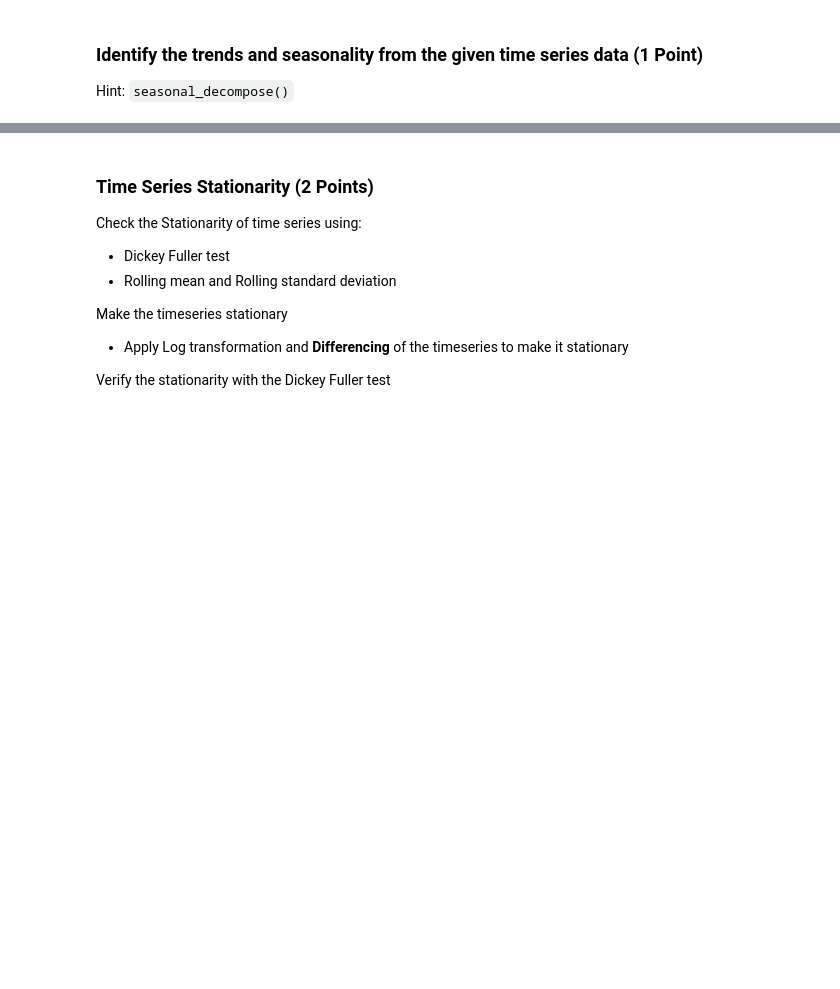
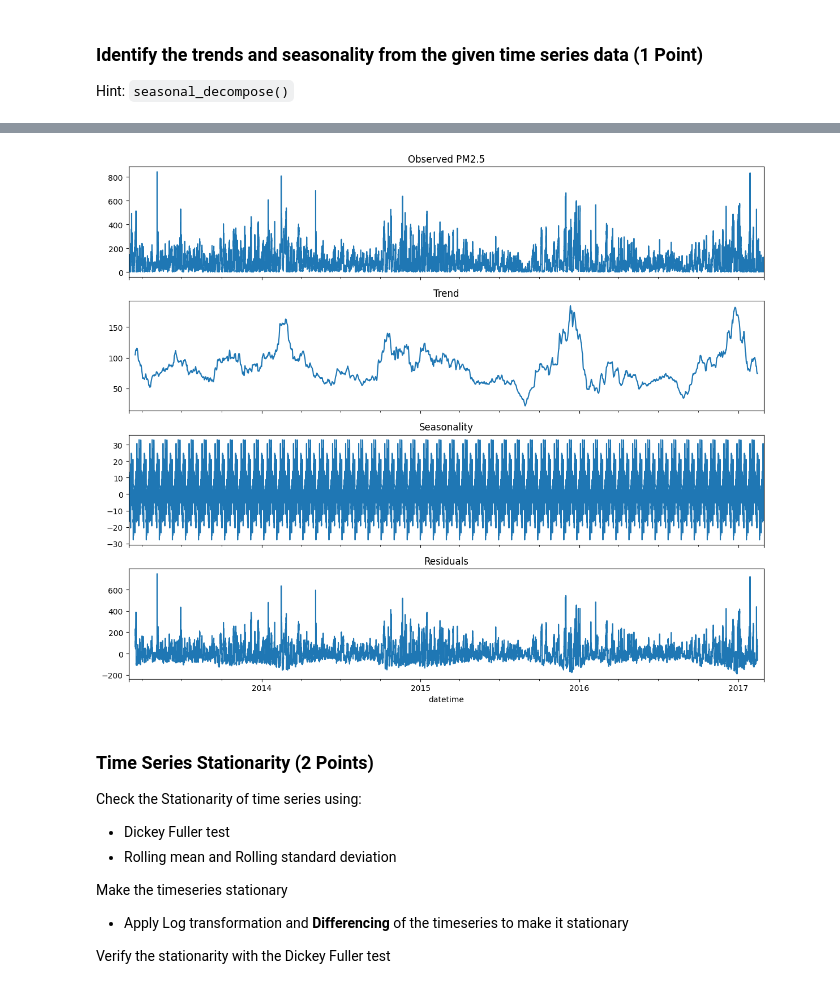
Before and after one commit to vchandraiitk/PokerCardGame, a Jupyter notebook: Vikas_M8_NB_MiniProject_4_AirQuality_Forecast_ARIMA.ipynb, the cells around one changed output, grey strips where cells are left out. Cells and saved outputs as stored; diff of their text form; code cells hidden in the pictures; blank space fills up the shorter version.

```diff
--- a/Vikas_M8_NB_MiniProject_4_AirQuality_Forecast_ARIMA.ipynb
+++ b/Vikas_M8_NB_MiniProject_4_AirQuality_Forecast_ARIMA.ipynb
@@ -183,3 +126,28 @@ plot_seasonal_decomposition(df, 'monthly')
+# %%
+from statsmodels.tsa.seasonal import seasonal_decompose
+
+# Convert year, month, day, and hour into a datetime index
+df['datetime'] = pd.to_datetime(df[['year', 'month', 'day', 'hour']])
+df.set_index('datetime', inplace=True)
+
+# Select PM2.5 for decomposition (handling missing values with interpolation)
+df['PM2.5'].interpolate(inplace=True)
+
+# Perform seasonal decomposition
+decomposition = seasonal_decompose(df['PM2.5'], model='additive', period=24*30)  # Approx. monthly seasonality
+
+# Plot the decomposition
+fig, axes = plt.subplots(4, 1, figsize=(12, 10), sharex=True)
+
+decomposition.observed.plot(ax=axes[0], title="Observed PM2.5")
+decomposition.trend.plot(ax=axes[1], title="Trend")
+decomposition.seasonal.plot(ax=axes[2], title="Seasonality")
+decomposition.resid.plot(ax=axes[3], title="Residuals")
+
+plt.tight_layout()
+plt.show()
+# %% [output]
+[figure, added]
 # %% [markdown]
 ### Time Series Stationarity (2 Points)
 
```
Also changed, not shown: parts of 12 cells of this notebook.
